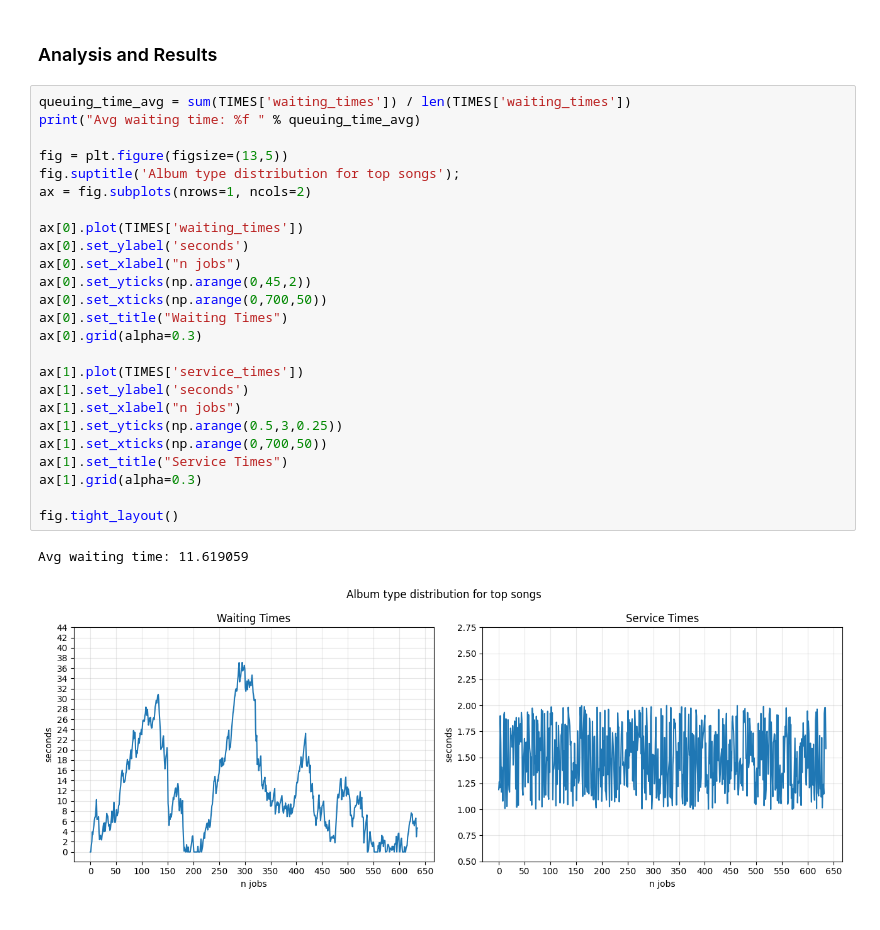
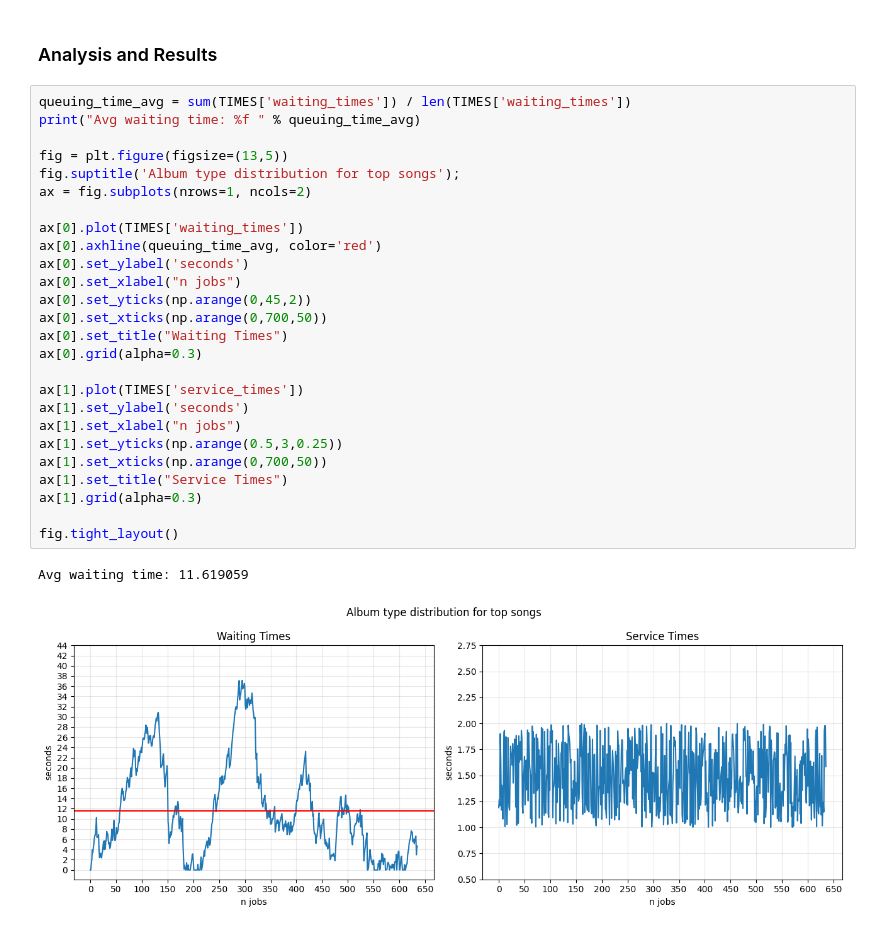
Before and after one commit to AnastasiaBrinati/esercizi-PMCSN-23-24, a Jupyter notebook: esercizio_feedback_simulazione.ipynb, the cells around one changed output. Saved outputs shown, nothing was run; the diff lists cells and outputs as text.

```diff
--- a/esercizio_feedback_simulazione.ipynb
+++ b/esercizio_feedback_simulazione.ipynb
@@ -123,28 +141,29 @@ env.run(until=SIM_TIME)
 # %%
 queuing_time_avg = sum(TIMES['waiting_times']) / len(TIMES['waiting_times'])
 print("Avg waiting time: %f " % queuing_time_avg)
 
 fig = plt.figure(figsize=(13,5))
 fig.suptitle('Album type distribution for top songs');
 ax = fig.subplots(nrows=1, ncols=2)
 
 ax[0].plot(TIMES['waiting_times'])
+ax[0].axhline(queuing_time_avg, color='red')
 ax[0].set_ylabel('seconds')
 ax[0].set_xlabel("n jobs")
 ax[0].set_yticks(np.arange(0,45,2))
 ax[0].set_xticks(np.arange(0,700,50))
 ax[0].set_title("Waiting Times")
 ax[0].grid(alpha=0.3)
 
 ax[1].plot(TIMES['service_times'])
 ax[1].set_ylabel('seconds')
 ax[1].set_xlabel("n jobs")
 ax[1].set_yticks(np.arange(0.5,3,0.25))
 ax[1].set_xticks(np.arange(0,700,50))
 ax[1].set_title("Service Times")
 ax[1].grid(alpha=0.3)
 
 fig.tight_layout()
 # %% [output]
 Avg waiting time: 11.619059
-[figure, old version]
+[figure, new version]
```
Also changed, not shown: parts of 1 cell of this notebook.
